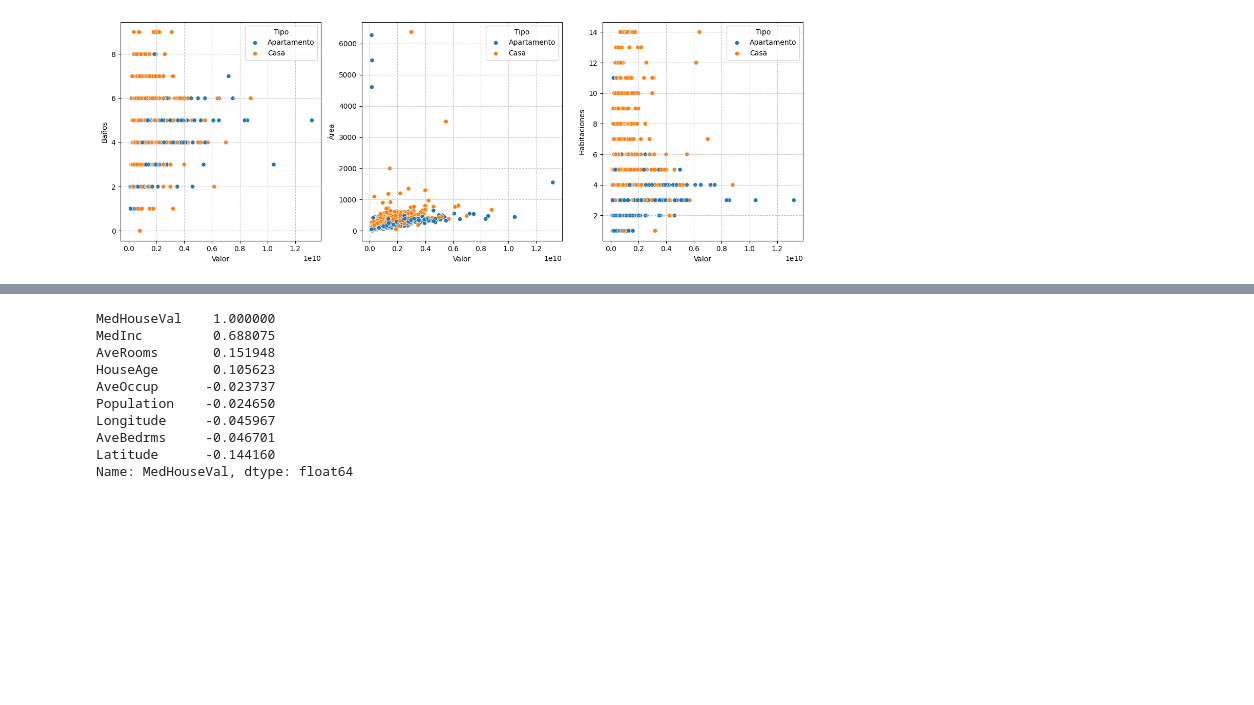
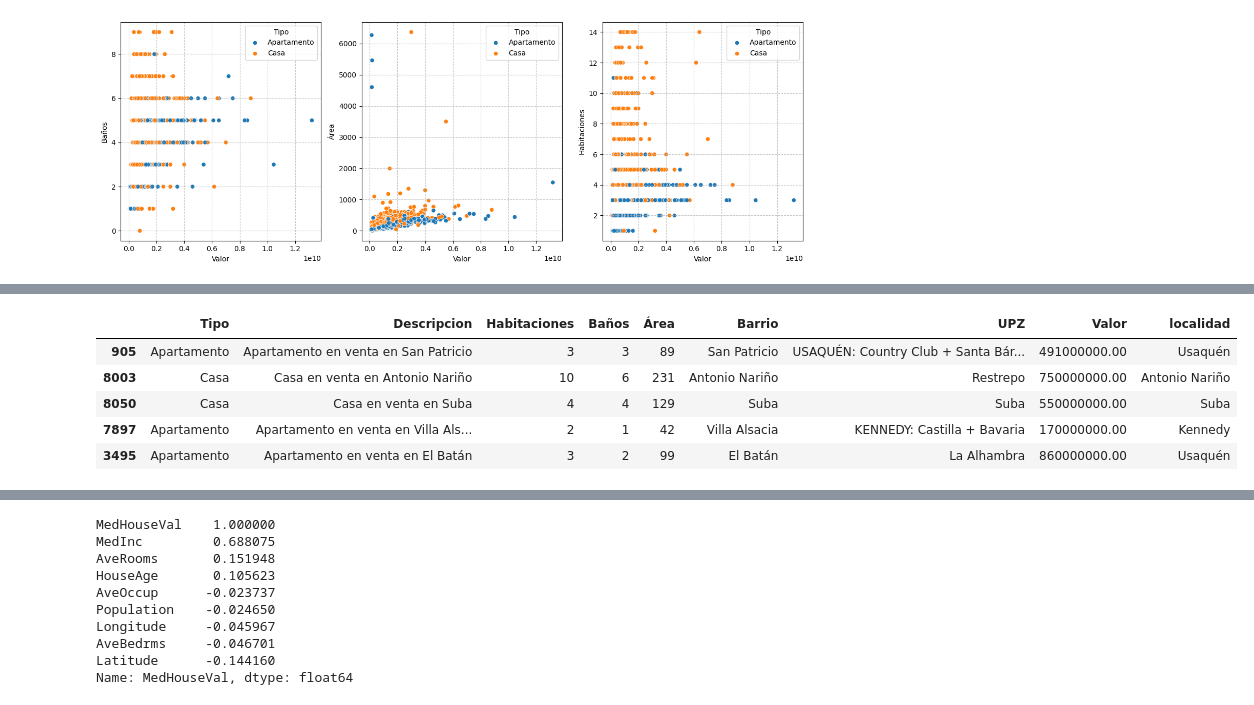
Before and after one commit to julihdez36/Metodos_estadisticos, a Jupyter notebook: Regresion lineal.ipynb, the cells around one changed output, grey strips where cells are left out. Drawn from its saved outputs; the diff is of its cells as text; code cells hidden in the pictures; blank space fills up the shorter version.

```diff
--- a/Regresion lineal.ipynb
+++ b/Regresion lineal.ipynb
@@ -398,0 +403,82 @@ memory usage: 658.8+ KB
+# %%
+# Agrupemos por localidades (Hecho con IA generativa)
+
+import pandas as pd
+
+# Diccionario de mapeo
+mapeo_localidades = {
+    'CHAPINERO: Pardo Rubio + Chapinero': 'Chapinero',
+    'KENNEDY: Castilla + Bavaria': 'Kennedy',
+    'CHAPINERO: Chicó Lago + El Refugio': 'Chapinero',
+    'Usaquén': 'Usaquén',
+    'USAQUÉN: Country Club + Santa Bárbara': 'Usaquén',
+    'Tintala': 'Kennedy',
+    'Kennedy Central': 'Kennedy',
+    'Teusaquillo': 'Teusaquillo',
+    'El Prado': 'Usaquén',
+    'Suba': 'Suba',
+    'Los Andes': 'Chapinero',
+    'Engativá': 'Engativá',
+    'Fontibón': 'Fontibón',
+    'Galerías': 'Barrios Unidos',
+    'La Candelaria': 'La Candelaria',
+    'Los Cedros': 'Usaquén',
+    'La Alhambra': 'Usaquén',
+    'SUBA: La Academia + Guaymaral + San José de Bavaria': 'Suba',
+    'Niza': 'Suba',
+    'Modelia': 'Fontibón',
+    'Ciudad Salitre Oriental': 'Teusaquillo',
+    'ENGATIVÁ: Santa Cecilia + Jardín  Botánico': 'Engativá',
+    'CIUDAD BOLÍVAR: Monteblanco + El Tesoro + El Mochuelo': 'Ciudad Bolívar',
+    'Bosa Central': 'Bosa',
+    'Los Alcázares': 'Barrios Unidos',
+    'San Cristóbal Norte': 'San Cristóbal',
+    'PUENTE ARANDA: Zona Industrial + Puente Aranda': 'Puente Aranda',
+    'USME: Alfonso López + Ciudad Usme': 'Usme',
+    'Arborizadora': 'Ciudad Bolívar',
+    'El Rincón': 'Suba',
+    'SANTA FE: Las Nieves + Sagrado Corazón': 'Santa Fe',
+    'Restrepo': 'Antonio Nariño',
+    'Localidad Chapinero resto': 'Chapinero',
+    'La Sabana': 'Los Mártires',
+    'Ciudad Salitre Occidental': 'Fontibón',
+    'Sosiego': 'San Cristóbal',
+    'Boyacá Real': 'Engativá',
+    'Timiza': 'Kennedy',
+    'Quinta Paredes': 'Teusaquillo',
+    'Garcés Navas': 'Engativá',
+    'Britalia': 'Kennedy',
+    'Ciudad Jardín': 'Antonio Nariño',
+    'Santa Isabel': 'Los Mártires',
+    'Las Ferias': 'Engativá',
+    'Ismael Perdomo': 'Ciudad Bolívar',
+    'Fontibón San Pablo': 'Fontibón',
+    'Tunjuelito': 'Tunjuelito',
+    'La Floresta': 'Suba',
+    'Casa Blanca Suba': 'Suba',
+    'La Macarena': 'Santa Fe',
+    'Bolivia': 'Engativá',
+    'Comuneros': 'San Cristóbal',
+    'San José': 'San Cristóbal',
+    'Minuto de Dios': 'Engativá',
+    'Bosa Occidental': 'Bosa',
+    'Venecia': 'Tunjuelito',
+    'Localidad Usme resto': 'Usme',
+    'Quiroga': 'Rafael Uribe Uribe',
+    'Patio Bonito': 'Bosa',
+    'Las Cruces': 'La Candelaria',
+    'Zona Franca': 'Fontibón',
+    'Lucero': 'Ciudad Bolívar',
+    'Verbenal': 'Usaquén'
+}
+
+df['localidad'] = df['UPZ'].map(mapeo_localidades)
+
+df.sample(5)
+# %% [output]
+|  | Tipo | Descripcion | Habitaciones | Baños | Área | Barrio | UPZ | Valor | localidad |
+| 905 | Apartamento | Apartamento en venta en San Patricio | 3 | 3 | 89 | San Patricio | USAQUÉN: Country Club + Santa Bár... | 491000000.00 | Usaquén |
+| 8003 | Casa | Casa en venta en Antonio Nariño | 10 | 6 | 231 | Antonio Nariño | Restrepo | 750000000.00 | Antonio Nariño |
+| 8050 | Casa | Casa en venta en Suba | 4 | 4 | 129 | Suba | Suba | 550000000.00 | Suba |
+| 7897 | Apartamento | Apartamento en venta en Villa Als... | 2 | 1 | 42 | Villa Alsacia | KENNEDY: Castilla + Bavaria | 170000000.00 | Kennedy |
+| 3495 | Apartamento | Apartamento en venta en El Batán | 3 | 2 | 99 | El Batán | La Alhambra | 860000000.00 | Usaquén |
```
Also changed, not shown: parts of 9 cells of this notebook.
